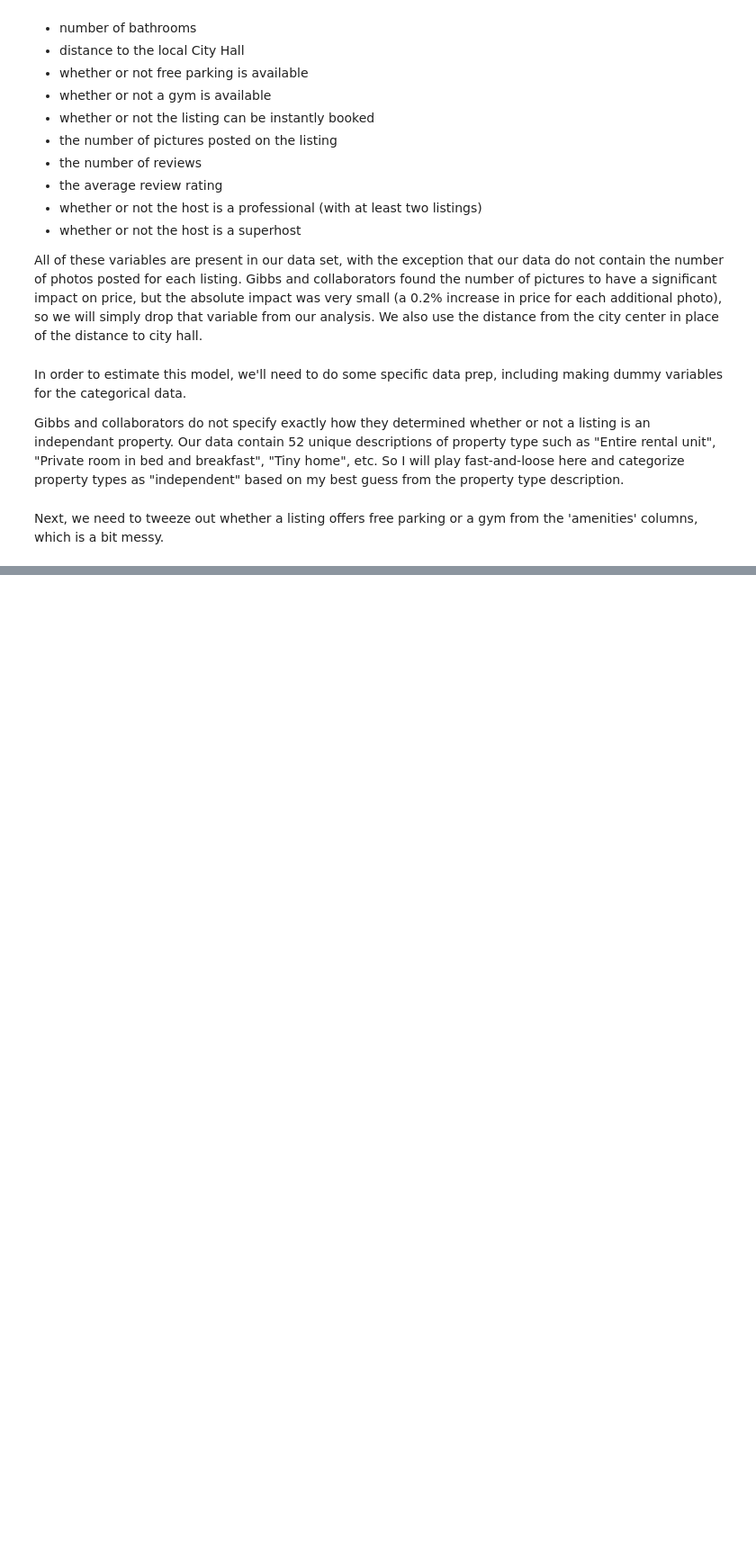
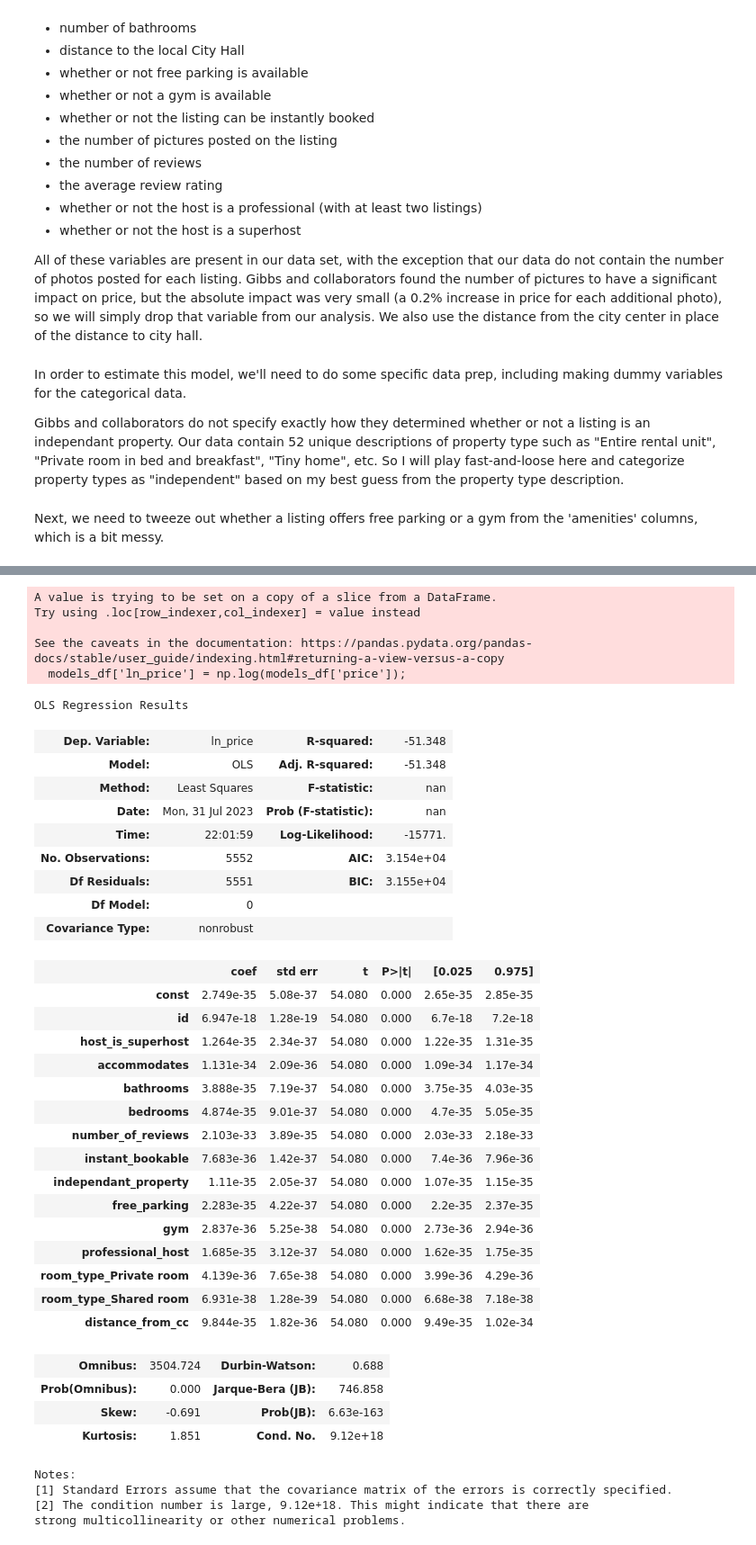
Before and after one commit to epistemetrica/udacity-blog-post-project, a Jupyter notebook: apw-blog-project.ipynb, the cells around one changed output, grey strips where cells are left out. Shown at 90% size. Saved outputs shown, nothing was run; the diff lists cells and outputs as text; code cells hidden in the pictures; blank space fills up the shorter version.

Commit message:
ran gibb's regression

```diff
--- a/apw-blog-project.ipynb
+++ b/apw-blog-project.ipynb
@@ -441,7 +447,7 @@ knn_imp = KNNImputer()
 df.loc[:,:] = knn_imp.fit_transform(df)
 
 #add missing bedrooms data back into listings df
-listings_df.bedrooms = df.bedrooms
+listings_df[['bedrooms','beds']] = df[['bedrooms','beds']]
 # %%
 #add distance to cc into listings df
 listings_df = listings_df.merge(distance_df[['id','distance_from_cc']], on='id')
@@ -452,3 +458,12 @@ models_df = listings_df[['id','host_is_superhost', 'host_listings_count', 'latit
                         'review_scores_checkin', 'review_scores_communication', 'review_scores_location', 'review_scores_value',
                         'instant_bookable', 'reviews_per_month', 'independant_property', 'free_parking', 'gym', 'professional_host',
                         'room_type_Private room', 'room_type_Shared room', 'distance_from_cc']]
+# %%
+#add logged price
+models_df['ln_price'] = np.log(models_df['price'])
+# %% [output]
+A value is trying to be set on a copy of a slice from a DataFrame.
+Try using .loc[row_indexer,col_indexer] = value instead
+
+See the caveats in the documentation: https://pandas.pydata.org/pandas-docs/stable/user_guide/indexing.html#returning-a-view-versus-a-copy
+  models_df['ln_price'] = np.log(models_df['price']);
@@ -454,0 +472,55 @@ models_df = listings_df[['id','host_is_superhost', 'host_listings_count', 'latit
+# %%
+#set indpendant variables
+X_gibbs = models_df.drop(['price', 'ln_price','host_listings_count', 'latitude', 'longitude', 'beds', 'review_scores_rating', 'review_scores_accuracy',
+                          'review_scores_cleanliness', 'review_scores_checkin', 'review_scores_communication', 'review_scores_location',
+                          'review_scores_value', 'reviews_per_month'], axis=1)
+
+#add intercept
+X_gibbs = sm.add_constant(X_gibbs)
+
+#convert booleans to 0/1
+X_gibbs[['host_is_superhost', 'instant_bookable', 'independant_property', 'free_parking', 'gym', 'professional_host',
+                       'room_type_Private room', 'room_type_Shared room']] = X_gibbs[['host_is_superhost', 'instant_bookable', 'independant_property', 'free_parking', 'gym', 'professional_host',
+                       'room_type_Private room', 'room_type_Shared room']].astype(int)
+
+#set logged prices as dependent variable
+y = models_df.ln_price
+
+model_gibbs = sm.OLS(y,X_gibbs).fit()
+
+model_gibbs.summary()
+# %% [output]
+OLS Regression Results
+| Dep. Variable: | ln_price | R-squared: | -51.348 |
+| Model: | OLS | Adj. R-squared: | -51.348 |
+| Method: | Least Squares | F-statistic: | nan |
+| Date: | Mon, 31 Jul 2023 | Prob (F-statistic): | nan |
+| Time: | 22:01:59 | Log-Likelihood: | -15771. |
+| No. Observations: | 5552 | AIC: | 3.154e+04 |
+| Df Residuals: | 5551 | BIC: | 3.155e+04 |
+| Df Model: | 0 |  |  |
+| Covariance Type: | nonrobust |  |  |
+|  | coef | std err | t | P>|t| | [0.025 | 0.975] |
+| const | 2.749e-35 | 5.08e-37 | 54.080 | 0.000 | 2.65e-35 | 2.85e-35 |
+| id | 6.947e-18 | 1.28e-19 | 54.080 | 0.000 | 6.7e-18 | 7.2e-18 |
+| host_is_superhost | 1.264e-35 | 2.34e-37 | 54.080 | 0.000 | 1.22e-35 | 1.31e-35 |
+| accommodates | 1.131e-34 | 2.09e-36 | 54.080 | 0.000 | 1.09e-34 | 1.17e-34 |
+| bathrooms | 3.888e-35 | 7.19e-37 | 54.080 | 0.000 | 3.75e-35 | 4.03e-35 |
+| bedrooms | 4.874e-35 | 9.01e-37 | 54.080 | 0.000 | 4.7e-35 | 5.05e-35 |
+| number_of_reviews | 2.103e-33 | 3.89e-35 | 54.080 | 0.000 | 2.03e-33 | 2.18e-33 |
+| instant_bookable | 7.683e-36 | 1.42e-37 | 54.080 | 0.000 | 7.4e-36 | 7.96e-36 |
+| independant_property | 1.11e-35 | 2.05e-37 | 54.080 | 0.000 | 1.07e-35 | 1.15e-35 |
+| free_parking | 2.283e-35 | 4.22e-37 | 54.080 | 0.000 | 2.2e-35 | 2.37e-35 |
+| gym | 2.837e-36 | 5.25e-38 | 54.080 | 0.000 | 2.73e-36 | 2.94e-36 |
+| professional_host | 1.685e-35 | 3.12e-37 | 54.080 | 0.000 | 1.62e-35 | 1.75e-35 |
+| room_type_Private room | 4.139e-36 | 7.65e-38 | 54.080 | 0.000 | 3.99e-36 | 4.29e-36 |
+| room_type_Shared room | 6.931e-38 | 1.28e-39 | 54.080 | 0.000 | 6.68e-38 | 7.18e-38 |
+| distance_from_cc | 9.844e-35 | 1.82e-36 | 54.080 | 0.000 | 9.49e-35 | 1.02e-34 |
+| Omnibus: | 3504.724 | Durbin-Watson: | 0.688 |
+| Prob(Omnibus): | 0.000 | Jarque-Bera (JB): | 746.858 |
+| Skew: | -0.691 | Prob(JB): | 6.63e-163 |
+| Kurtosis: | 1.851 | Cond. No. | 9.12e+18 |
+Notes:
+[1] Standard Errors assume that the covariance matrix of the errors is correctly specified.
+[2] The condition number is large, 9.12e+18. This might indicate that there are
+strong multicollinearity or other numerical problems.
```
Also changed, not shown: parts of 9 cells of this notebook.
